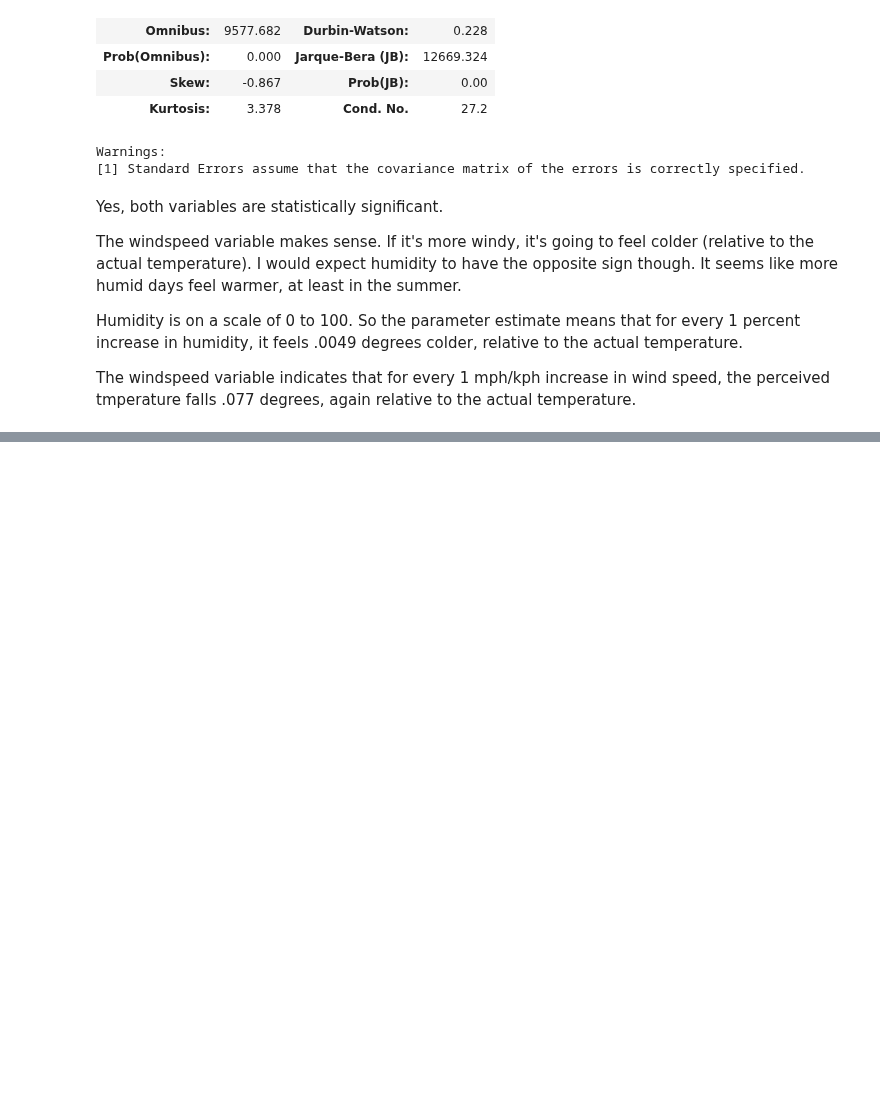
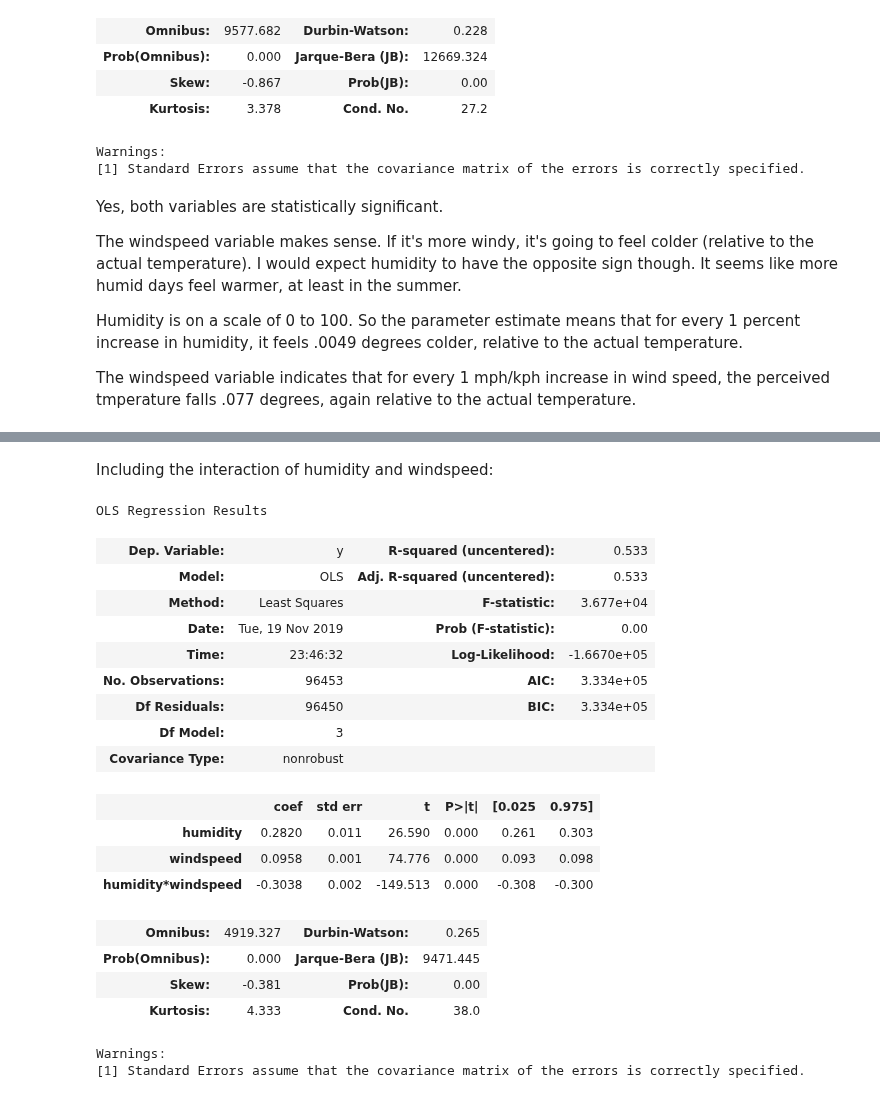
Before and after one commit to timcopelandoh/thinkful, a Jupyter notebook: Module 18 - Supervised Learning - Regression/18.4 - Interpreting coefficients.ipynb, the cells around one changed output, grey strips where cells are left out. Cells and saved outputs as stored; diff of their text form; code cells hidden in the pictures; blank space fills up the shorter version.

```diff
--- a/Module 18 - Supervised Learning - Regression/18.4 - Interpreting coefficients.ipynb
+++ b/Module 18 - Supervised Learning - Regression/18.4 - Interpreting coefficients.ipynb
@@ -81,0 +85,31 @@ weather.head()
+# %% [markdown]
+Including the interaction of humidity and windspeed:
+# %%
+weather['humidity*windspeed'] = weather['humidity']*weather['windspeed']
+
+y = weather['apparenttemperature'] - weather['temperature']
+X = weather[['humidity', 'windspeed', 'humidity*windspeed']]
+
+results = sm.OLS(y, X).fit()
+results.summary()
+# %% [output]
+OLS Regression Results
+| Dep. Variable: | y | R-squared (uncentered): | 0.533 |
+| Model: | OLS | Adj. R-squared (uncentered): | 0.533 |
+| Method: | Least Squares | F-statistic: | 3.677e+04 |
+| Date: | Tue, 19 Nov 2019 | Prob (F-statistic): | 0.00 |
+| Time: | 23:46:32 | Log-Likelihood: | -1.6670e+05 |
+| No. Observations: | 96453 | AIC: | 3.334e+05 |
+| Df Residuals: | 96450 | BIC: | 3.334e+05 |
+| Df Model: | 3 |  |  |
+| Covariance Type: | nonrobust |  |  |
+|  | coef | std err | t | P>|t| | [0.025 | 0.975] |
+| humidity | 0.2820 | 0.011 | 26.590 | 0.000 | 0.261 | 0.303 |
+| windspeed | 0.0958 | 0.001 | 74.776 | 0.000 | 0.093 | 0.098 |
+| humidity*windspeed | -0.3038 | 0.002 | -149.513 | 0.000 | -0.308 | -0.300 |
+| Omnibus: | 4919.327 | Durbin-Watson: | 0.265 |
+| Prob(Omnibus): | 0.000 | Jarque-Bera (JB): | 9471.445 |
+| Skew: | -0.381 | Prob(JB): | 0.00 |
+| Kurtosis: | 4.333 | Cond. No. | 38.0 |
+Warnings:
+[1] Standard Errors assume that the covariance matrix of the errors is correctly specified.
```
Also changed, not shown: parts of 9 cells of this notebook, 1 other file.
